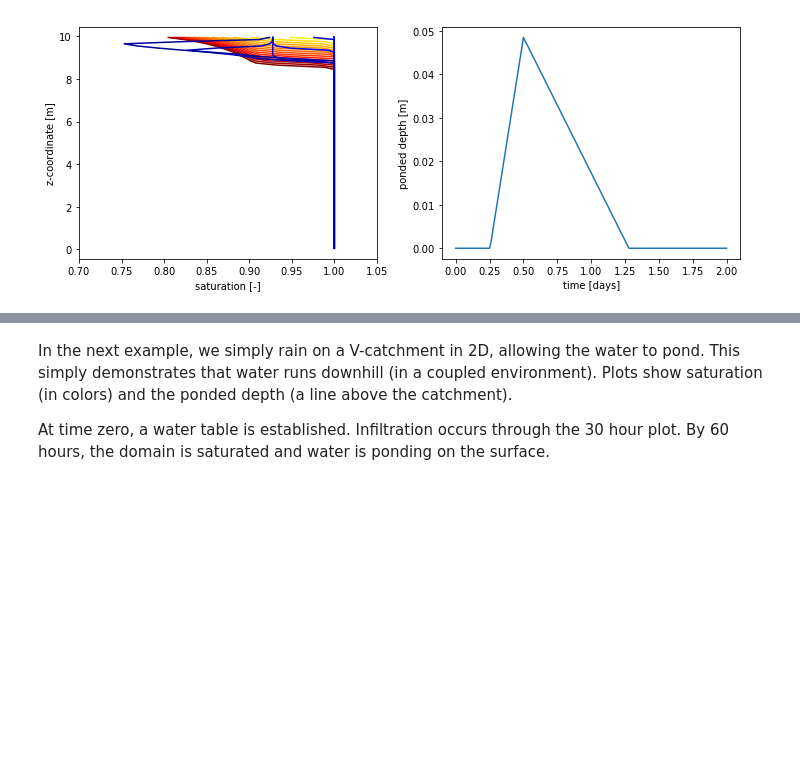
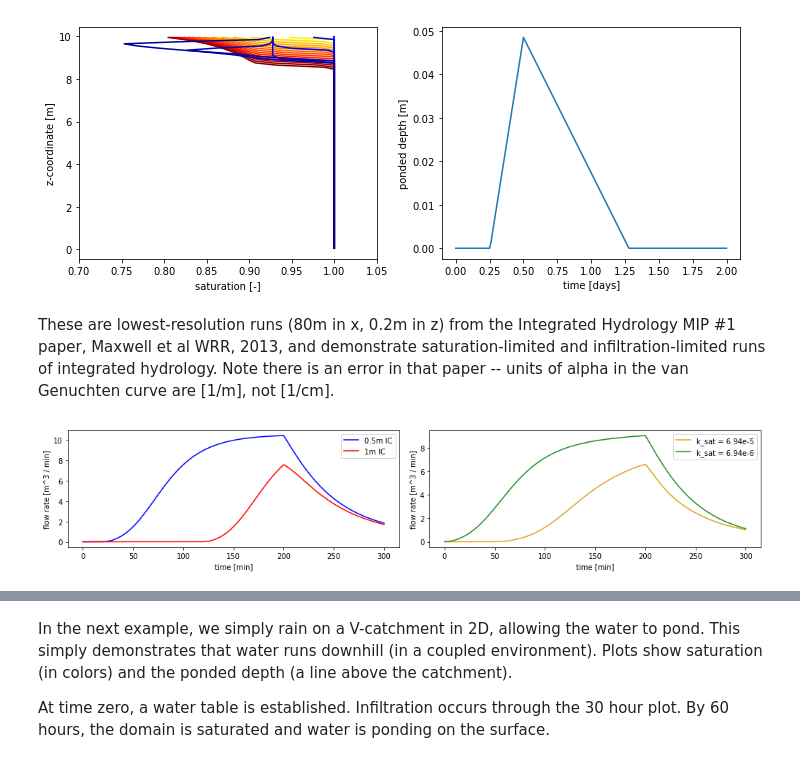
Before and after one commit to amanzi/ats-demos, a Jupyter notebook: 04_integrated_hydro/integrated_hydro.ipynb, the cells around one changed output, grey strips where cells are left out. Saved outputs shown, nothing was run; the diff lists cells and outputs as text; code cells hidden in the pictures; blank space fills up the shorter version.

Commit message:
working IH_MIP problems for demo

```diff
--- a/04_integrated_hydro/integrated_hydro.ipynb
+++ b/04_integrated_hydro/integrated_hydro.ipynb
@@ -68,3 +49,33 @@ plt.tight_layout()
 plt.show()
 # %% [output]
 [figure]
+# %% [markdown]
+These are lowest-resolution runs (80m in x, 0.2m in z) from the Integrated Hydrology MIP #1 paper, Maxwell et al WRR, 2013, and demonstrate saturation-limited and infiltration-limited runs of integrated hydrology.  Note there is an error in that paper -- units of alpha in the van Genuchten curve are [1/m], not [1/cm].
+# %%
+# plot the hydrograph
+d1 = 'integrated_hydro-sat_limited1.demo'
+d2 = 'integrated_hydro-sat_limited2.demo'
+d3 = 'integrated_hydro-inf_limited1.demo'
+d4 = 'integrated_hydro-inf_limited2.demo'
+fig, axs = plt.subplots(1,2, figsize=(14,3))
+
+dat = np.loadtxt(os.path.join(d1, 'surface_outlet_flux.dat'))
+axs[0].plot(dat[:,0]/60.0, dat[:,1]/55389.0*60., 'b', label='0.5m IC')
+dat2 = np.loadtxt(os.path.join(d2, 'surface_outlet_flux.dat'))
+axs[0].plot(dat2[:,0]/60.0, dat2[:,1]/55389.0*60., 'r', label='1m IC')
+axs[0].legend()
+axs[0].set_xlabel('time [min]')
+axs[0].set_ylabel('flow rate [m^3 / min]')
+
+dat3 = np.loadtxt(os.path.join(d3, 'surface_outlet_flux.dat'))
+axs[1].plot(dat3[:,0]/60.0, dat3[:,1]/55389.0*60., 'goldenrod', label='k_sat = 6.94e-5')
+dat4 = np.loadtxt(os.path.join(d4, 'surface_outlet_flux.dat'))
+axs[1].plot(dat4[:,0]/60.0, dat4[:,1]/55389.0*60., 'forestgreen', label='k_sat = 6.94e-6')
+axs[1].legend()
+axs[1].set_xlabel('time [min]')
+axs[1].set_ylabel('flow rate [m^3 / min]')
+
+plt.tight_layout()
+plt.show()
+# %% [output]
+[figure, added]
```
Also changed, not shown: parts of 4 cells of this notebook, 12 other files.
